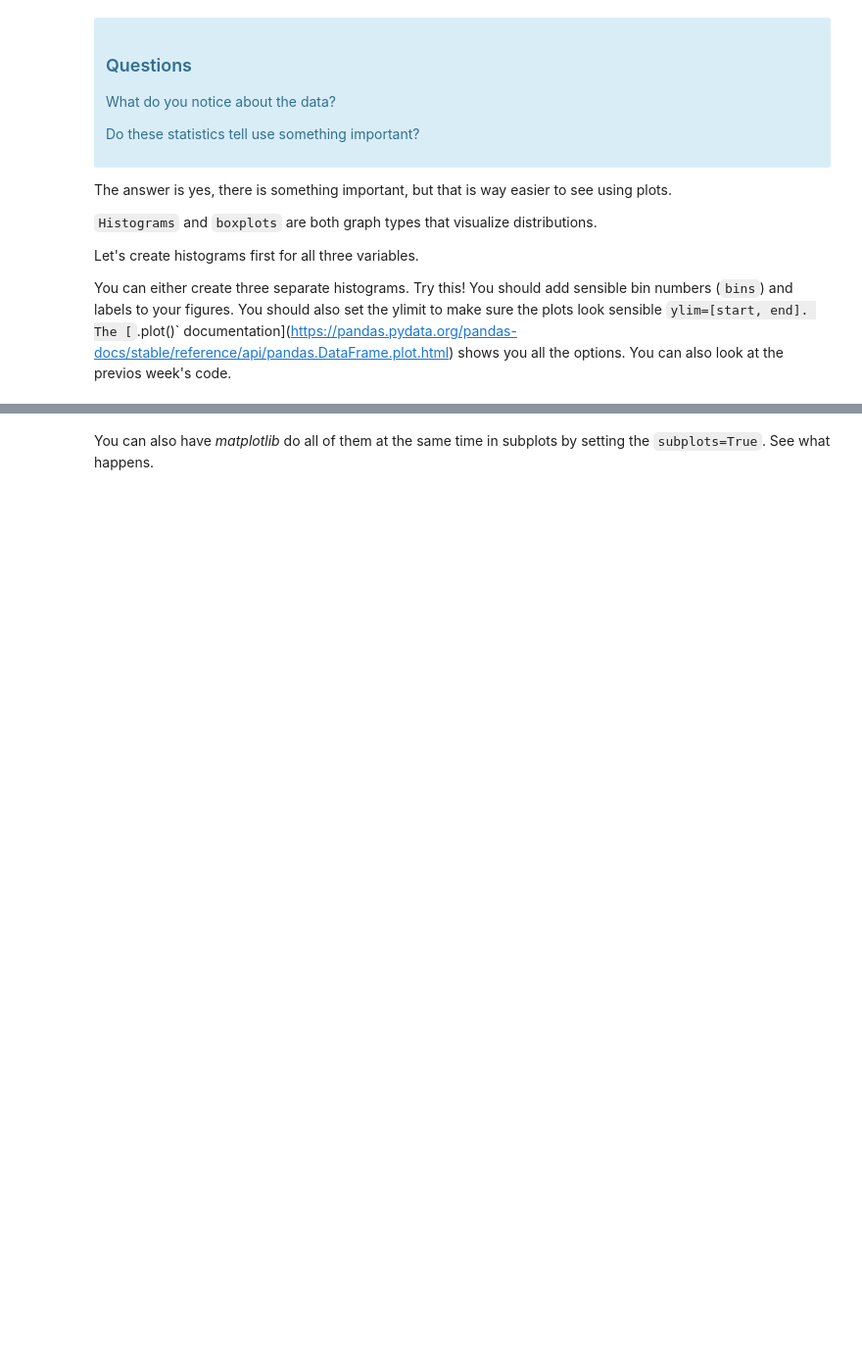
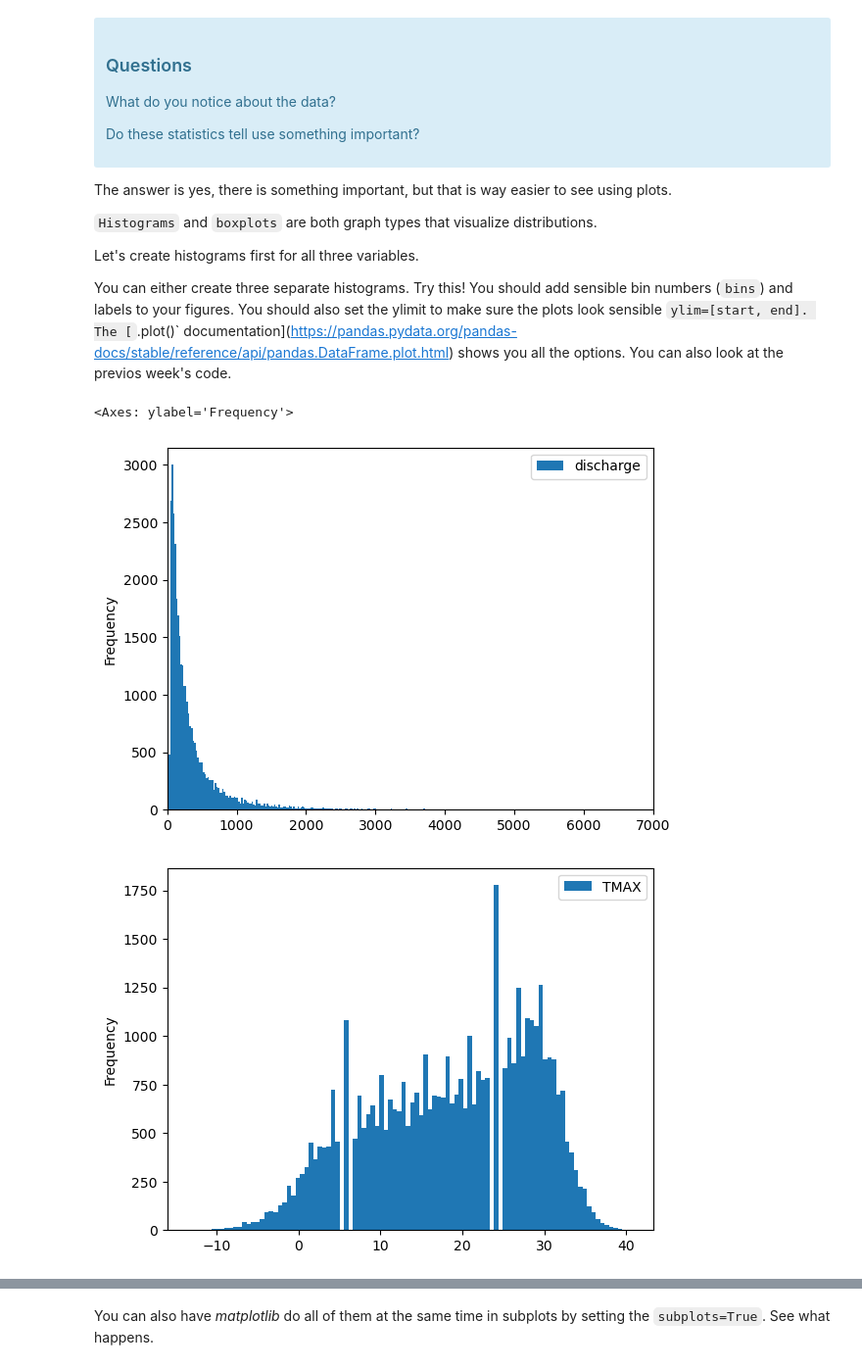
Before and after one commit to Lamoureux2021/ISAT420_Code, a Jupyter notebook: W4_1_ClimateData/code/aggregatingData.ipynb, the cells around one changed output, grey strips where cells are left out. Shown: that part at 98% size. Drawn from its saved outputs; the diff is of its cells as text; code cells hidden in the pictures; blank space fills up the shorter version.

Commit message:
Feb 16 2024 Weather data

```diff
--- a/W4_1_ClimateData/code/aggregatingData.ipynb
+++ b/W4_1_ClimateData/code/aggregatingData.ipynb
@@ -148,5 +148,10 @@ You can either create three separate histograms. Try this! You should add sensib
 The [`.plot()` documentation](https://pandas.pydata.org/pandas-docs/stable/reference/api/pandas.DataFrame.plot.html) shows you all the options. You can also look at the previos week's code.
 # %%
 # Complete the 3 plots
-dataCombined.plot()
-...
+dataCombined.plot(kind='hist',y = 'discharge', bins = 1500, xlim = [0,7000])
+dataCombined.plot(kind='hist',y = 'TMAX', bins = 100)
+dataCombined.plot(kind='hist',y = 'PRCP', bins = 75)
+# %% [output]
+<Axes: ylabel='Frequency'>
+[figure, added]
+[figure, added]
```
Also changed, not shown: parts of 3 cells of this notebook, 1 other file.
